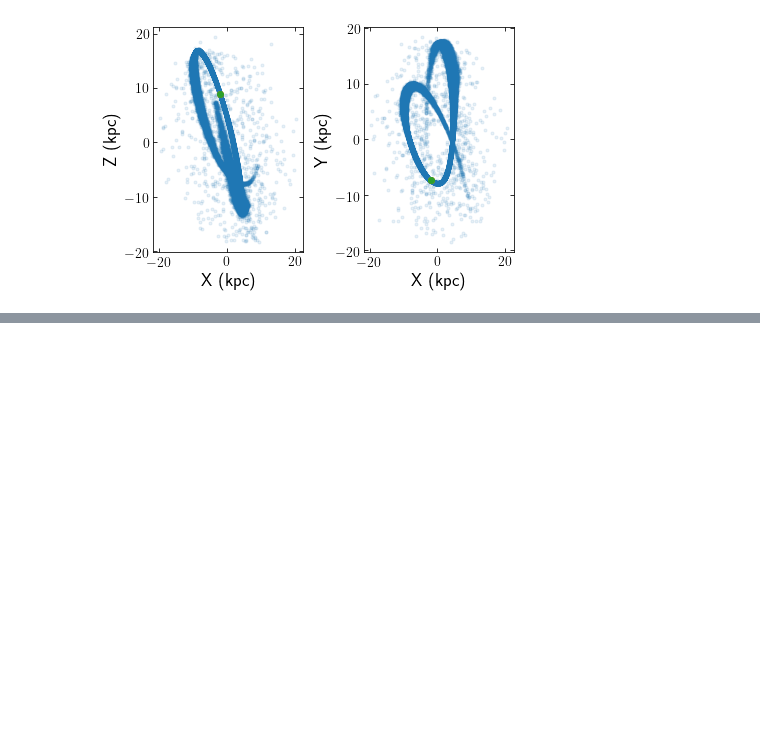
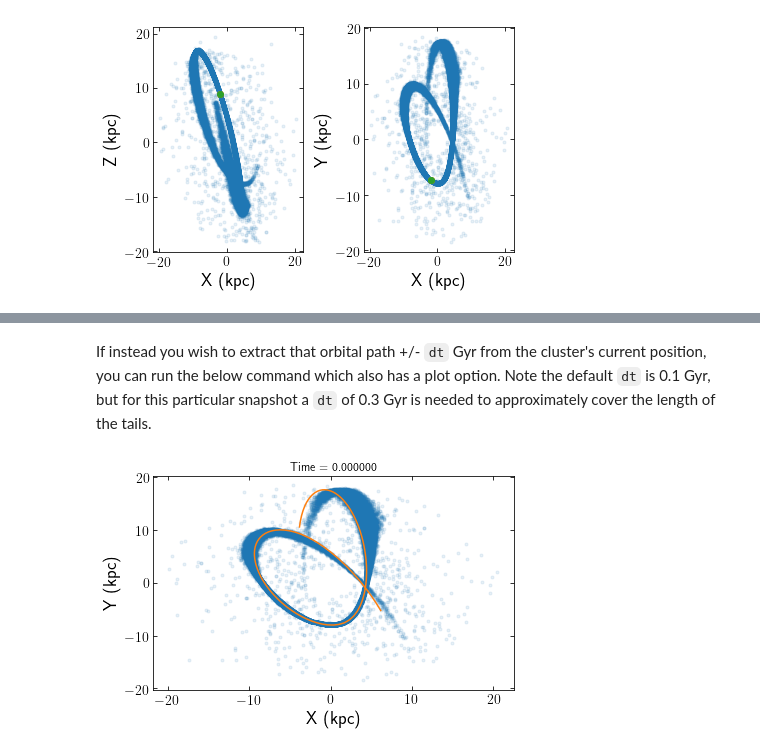
Before and after one commit to webbjj/clustertools, a Jupyter notebook: docs/source/notebooks/orbits_and_tails.ipynb, the cells around one changed output, grey strips where cells are left out. Drawn from its saved outputs; the diff is of its cells as text; code cells hidden in the pictures; blank space fills up the shorter version.

```diff
--- a/docs/source/notebooks/orbits_and_tails.ipynb
+++ b/docs/source/notebooks/orbits_and_tails.ipynb
@@ -23,0 +31,6 @@ PAL5 default
+# %% [markdown]
+If instead you wish to extract that orbital path +/- ``dt`` Gyr from the cluster's current position, you can run the below command which also has a plot option. Note the default ``dt`` is 0.1 Gyr, but for this particular snapshot a ``dt`` of 0.3 Gyr is needed to approximately cover the length of the tails.
+# %%
+t,x,y,z,vx,vy,vz=cluster.orbital_path(plot=True,dt=0.3)
+# %% [output]
+[figure, added]
```
Also changed, not shown: parts of 21 cells of this notebook, 9 other files.
